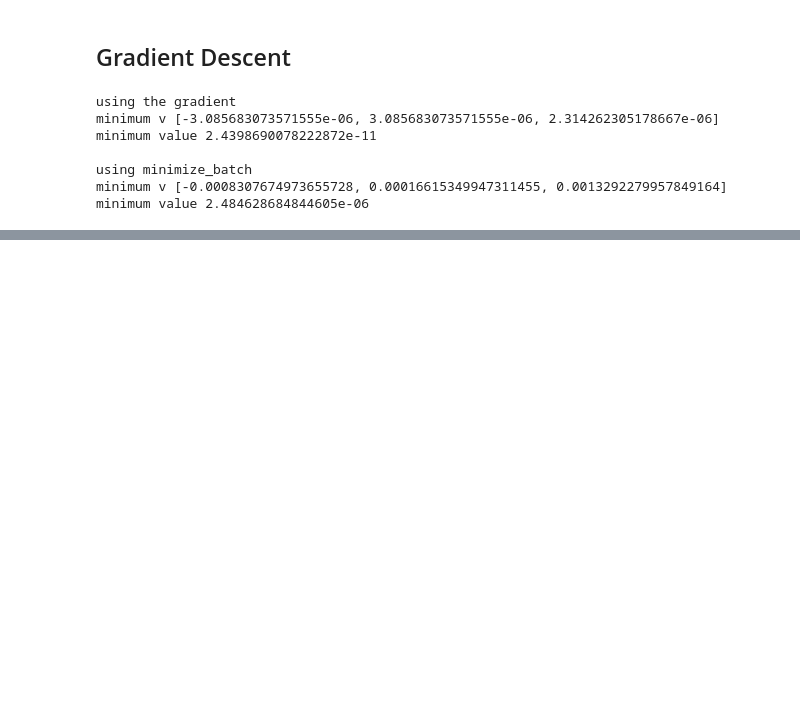
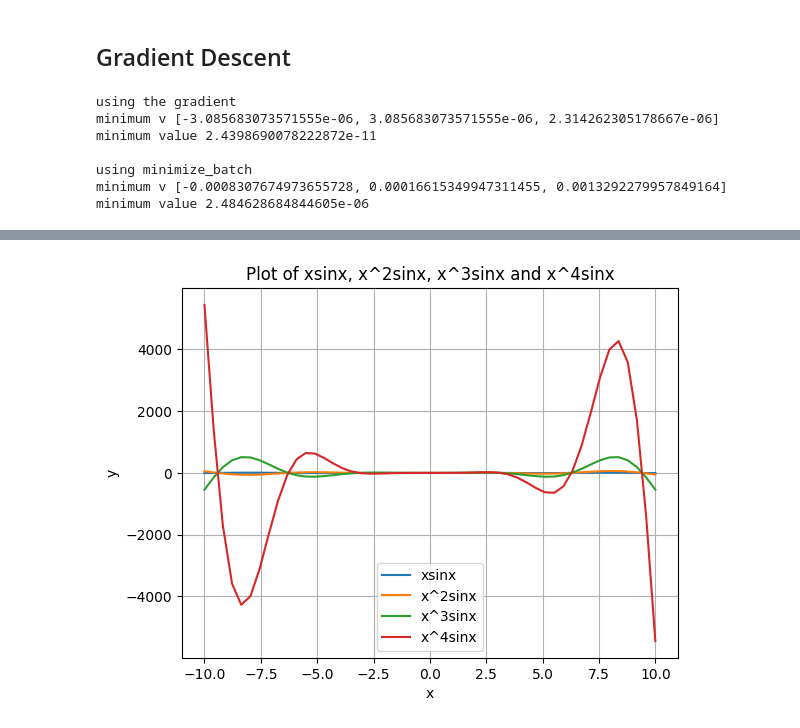
Before and after one commit to MrSnor/xm-bk, a Jupyter notebook: dork.ipynb, the cells around one changed output, grey strips where cells are left out. Saved outputs shown, nothing was run; the diff lists cells and outputs as text; code cells hidden in the pictures; blank space fills up the shorter version.

```diff
--- a/dork.ipynb
+++ b/dork.ipynb
@@ -2157,0 +2406,21 @@ minimum value 2.484628684844605e-06
+# %%
+# Plot xsinx, x2sinx , x3sinx and x4sinx in a single plot in the range x ∈ [-10, 10].
+
+import numpy as np
+import matplotlib.pyplot as plt
+
+x = np.linspace(-10, 10)
+
+plt.plot(x, x*np.sin(x), label='xsinx')
+plt.plot(x, x**2*np.sin(x), label='x^2sinx')
+plt.plot(x, x**3*np.sin(x), label='x^3sinx')
+plt.plot(x, x**4*np.sin(x), label='x^4sinx')
+
+plt.xlabel('x')
+plt.ylabel('y')
+plt.title('Plot of xsinx, x^2sinx, x^3sinx and x^4sinx')
+plt.legend()
+plt.grid()
+plt.show()
+# %% [output]
+[figure, added]
```
Also changed, not shown: parts of 12 cells of this notebook, 1 other file.
